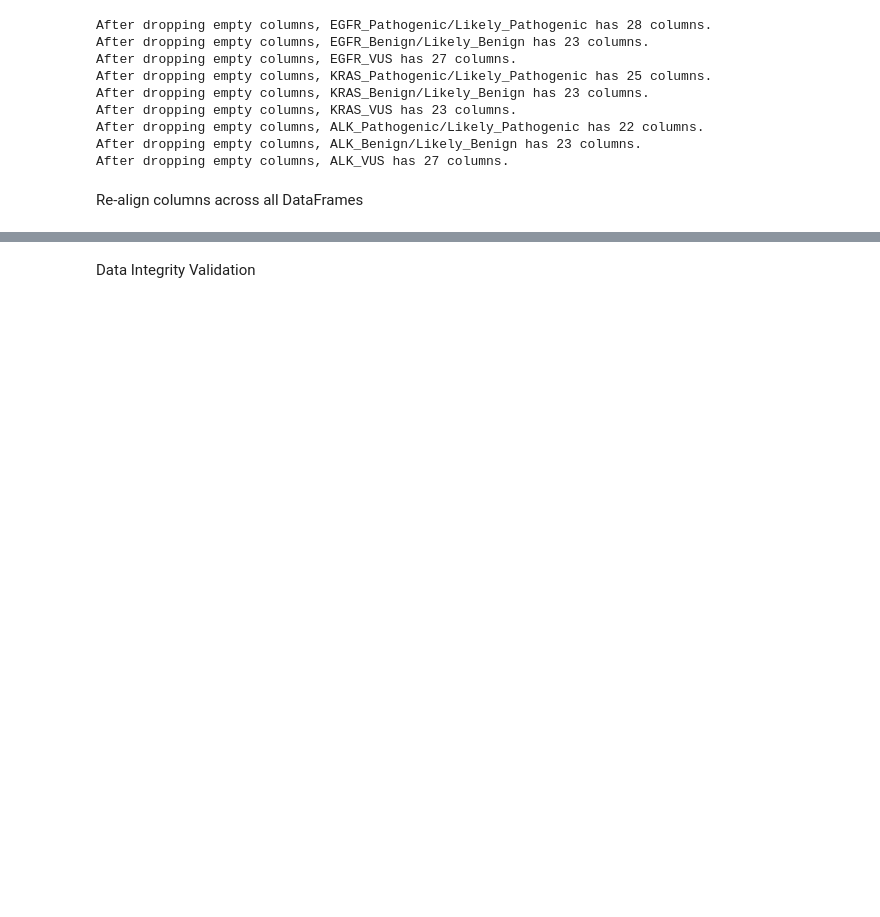
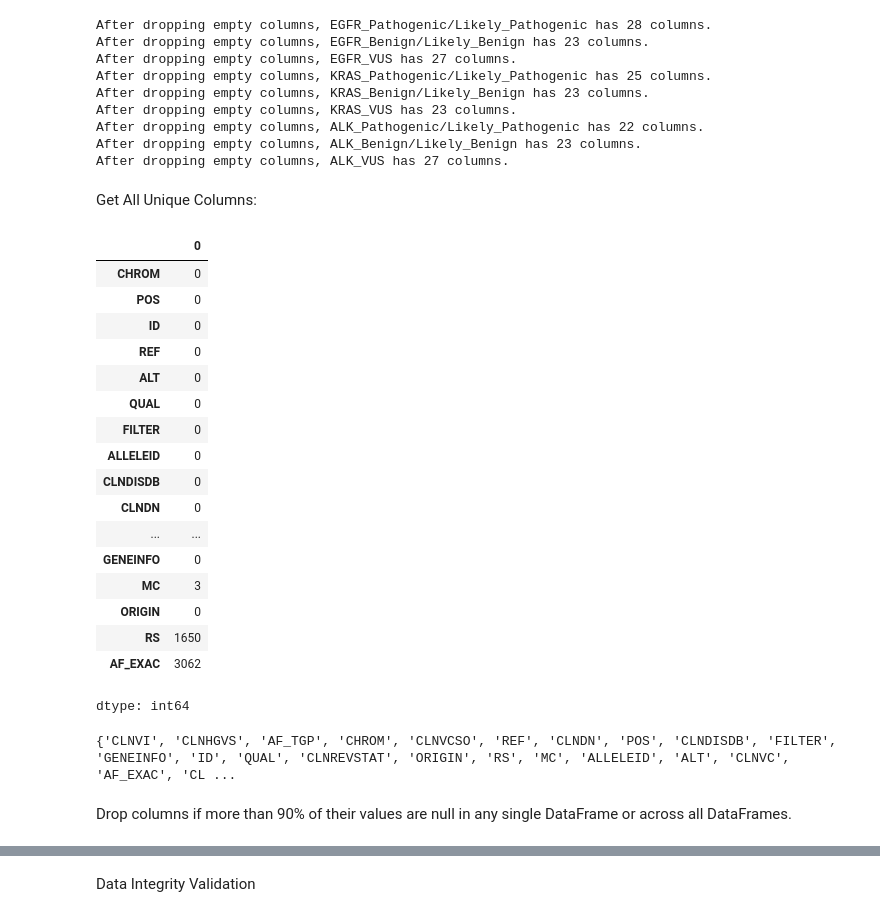
Before and after one commit to InbalBolshinsky/multi-modal-mutation-detector, a Jupyter notebook: notebooks/LungCancer_ClinVar_DataPrep.ipynb, the cells around one changed output, grey strips where cells are left out. Saved outputs shown, nothing was run; the diff lists cells and outputs as text; code cells hidden in the pictures; blank space fills up the shorter version.

```diff
--- a/notebooks/LungCancer_ClinVar_DataPrep.ipynb
+++ b/notebooks/LungCancer_ClinVar_DataPrep.ipynb
@@ -285,12 +281,3 @@ Columns with 0 non-nulls in EGFR_VUS:
        'ONCDNINCL', 'ONCINCL'],
       dtype='object')
 39
-# %%
-# Identify dropped columns for each DataFrame
-for df_name, df in filtered_dfs.items():
-    original_columns = set(df.columns)
-    non_null_columns = set(df.dropna(axis=1, how='all').columns)
-    dropped_columns = original_columns - non_null_columns
-    print(f"{df_name} - Dropped Columns:")
-    print(dropped_columns)
-    print("=" * 50)
@@ -331,5 +300,33 @@ After dropping empty columns, KRAS_VUS has 23 columns.
 After dropping empty columns, ALK_Pathogenic/Likely_Pathogenic has 22 columns.
 After dropping empty columns, ALK_Benign/Likely_Benign has 23 columns.
 After dropping empty columns, ALK_VUS has 27 columns.
-# %% [markdown]
-Re-align columns across all DataFrames
+# %% [markdown]
+Get All Unique Columns:
+# %%
+df.isnull().sum()
+# %% [output]
+|  | 0 |
+| CHROM | 0 |
+| POS | 0 |
+| ID | 0 |
+| REF | 0 |
+| ALT | 0 |
+| QUAL | 0 |
+| FILTER | 0 |
+| ALLELEID | 0 |
+| CLNDISDB | 0 |
+| CLNDN | 0 |
+| ... | ... |
+| GENEINFO | 0 |
+| MC | 3 |
+| ORIGIN | 0 |
+| RS | 1650 |
+| AF_EXAC | 3062 |
+dtype: int64
+# %%
+all_columns = set().union(*[set(df.columns) for df in filtered_dfs.values()])
+print(all_columns)
+# %% [output]
+{'CLNVI', 'CLNHGVS', 'AF_TGP', 'CHROM', 'CLNVCSO', 'REF', 'CLNDN', 'POS', 'CLNDISDB', 'FILTER', 'GENEINFO', 'ID', 'QUAL', 'CLNREVSTAT', 'ORIGIN', 'RS', 'MC', 'ALLELEID', 'ALT', 'CLNVC', 'AF_EXAC', 'CL ...
+# %% [markdown]
+Drop columns if more than 90% of their values are null in any single DataFrame or across all DataFrames.
```
Also changed, not shown: parts of 21 cells of this notebook.
